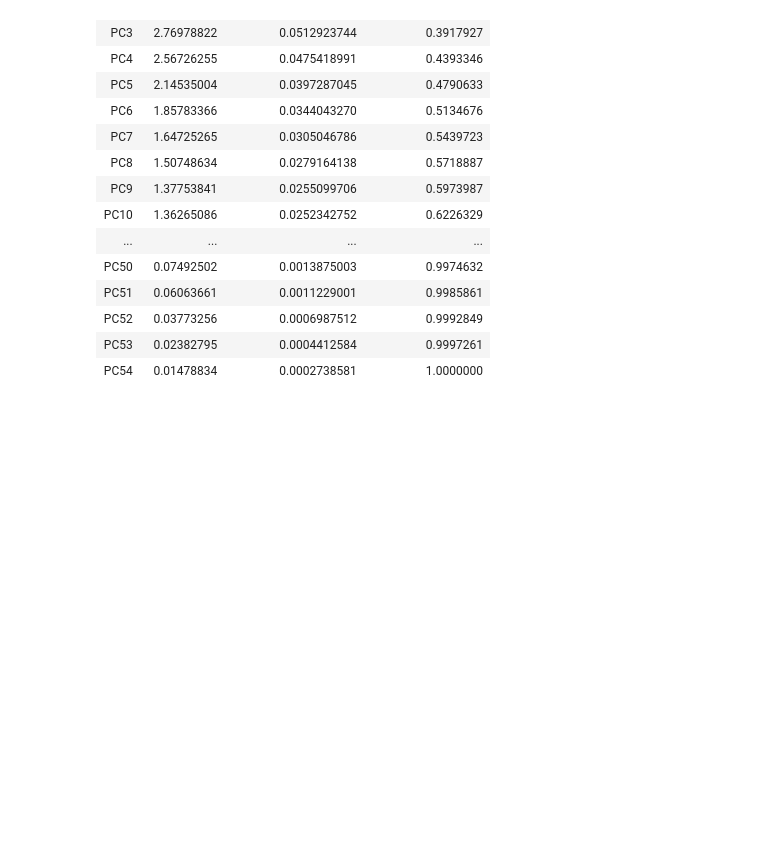
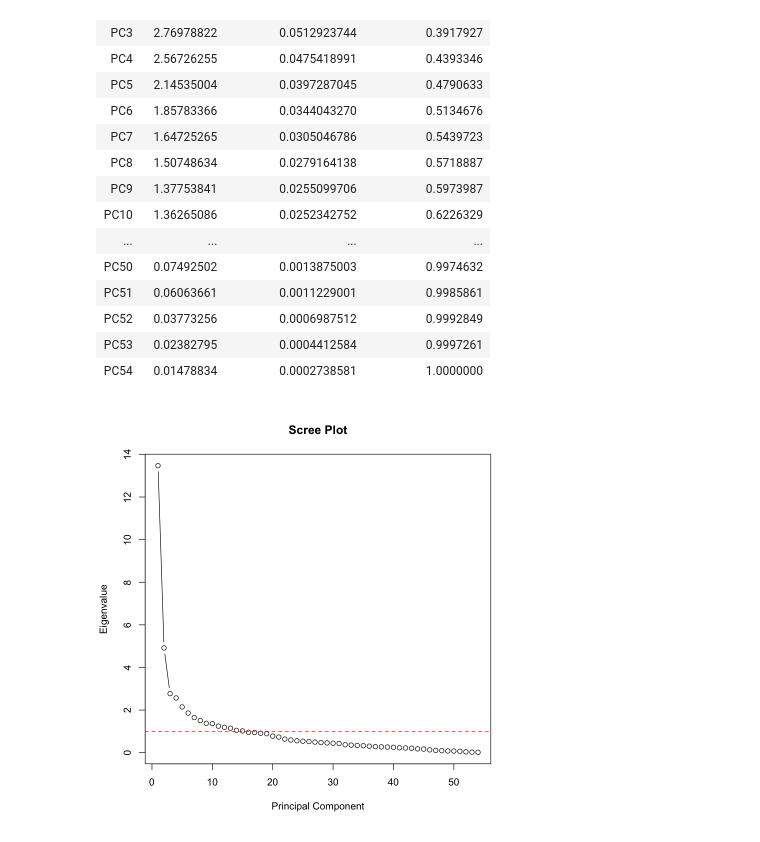
Before and after one commit to thuuyens/SAN_final_assignment, a Jupyter notebook: load_correlation.ipynb, the cells around one changed output. Drawn from its saved outputs; the diff is of its cells as text; code cells hidden in the pictures; blank space fills up the shorter version.

```diff
--- a/load_correlation.ipynb
+++ b/load_correlation.ipynb
@@ -288,3 +288,12 @@ save(data_1, obj_cleaned, file = "./data/cleaned_nhanes_data.RData")
 # %%
 #save data labels
 write.csv(labels_df, "./data/variable_labels.csv", row.names = FALSE)
+# %%
+# Visualize eigenvalues
+library(ggplot2)
+
+plot(eigenvalues, type = "b", main = "Scree Plot",
+     xlab = "Principal Component", ylab = "Eigenvalue")
+abline(h = 1, col = "red", lty = 2)
+# %% [output]
+[figure, added]
```
Also changed, not shown: 1 other file.
